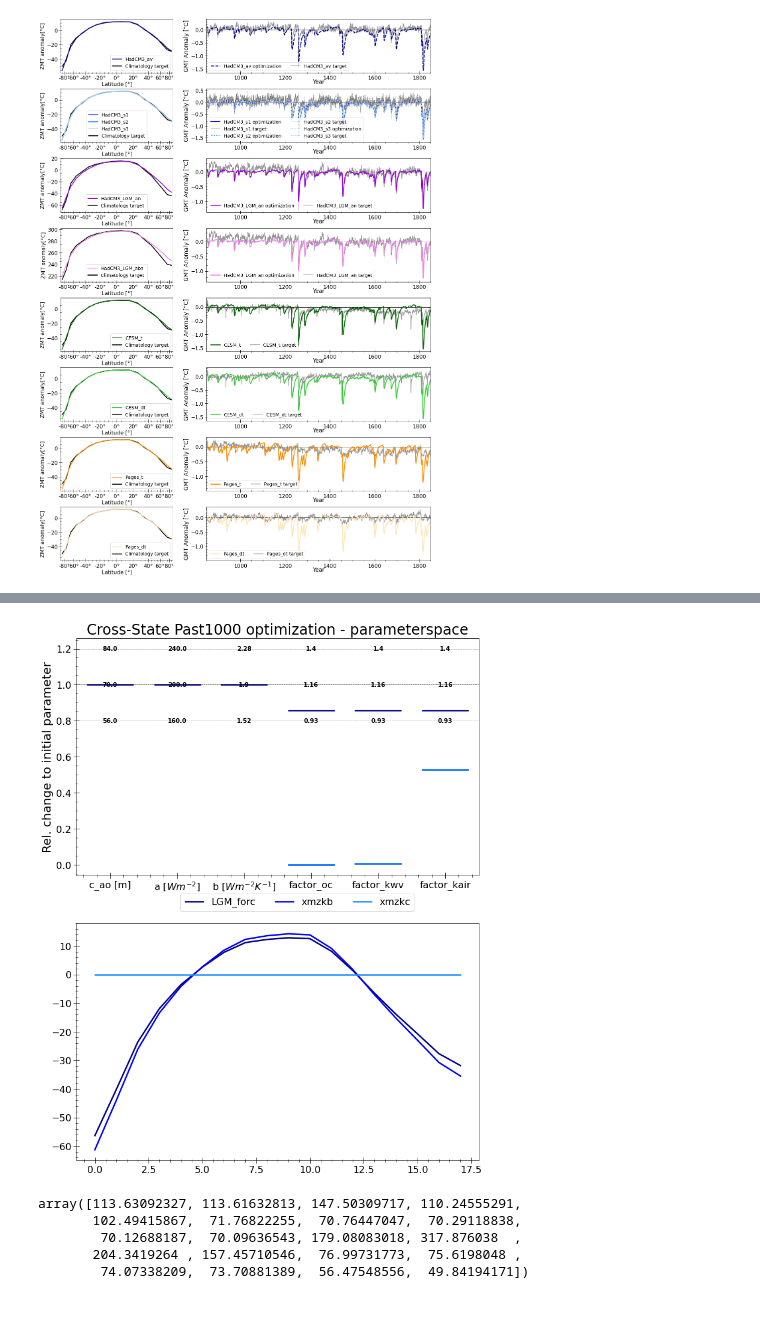
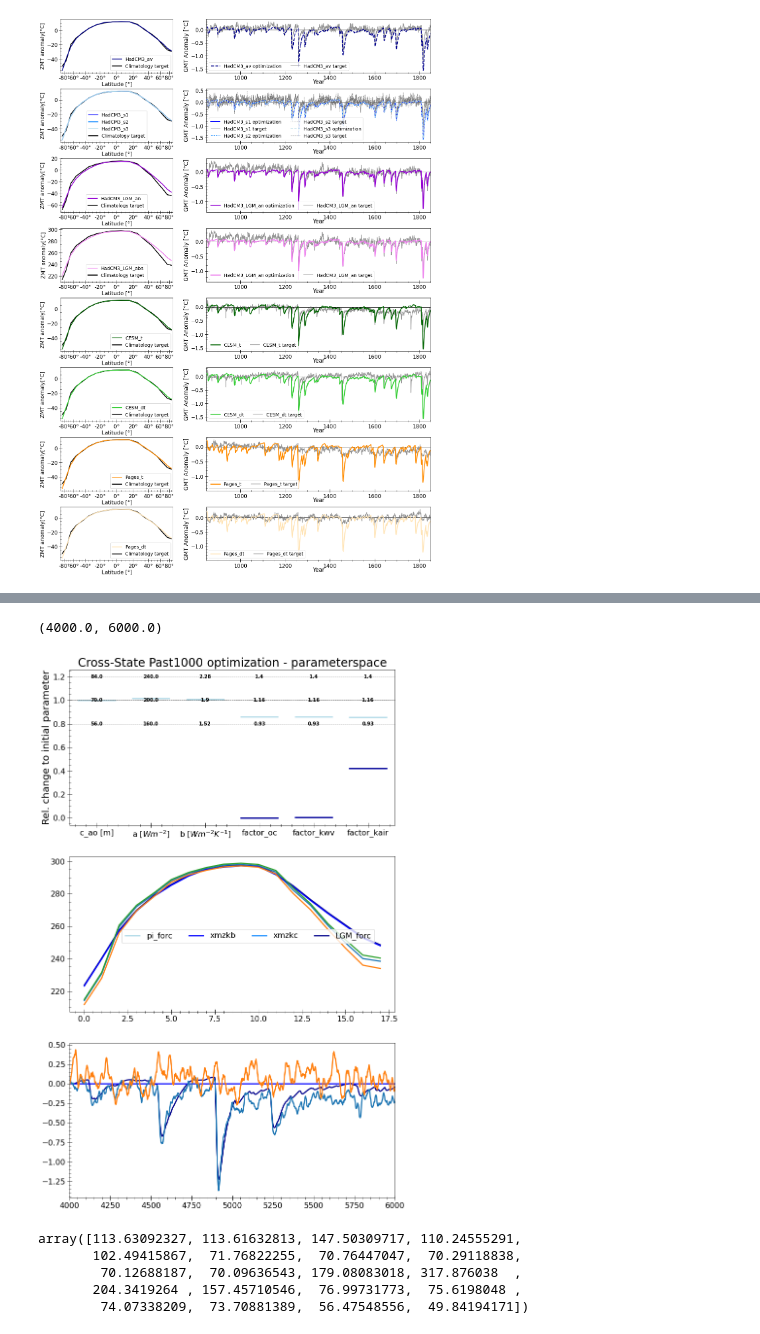
Before and after one commit to BenniSchmiedel/ZOEE, a Jupyter notebook: Plotting_Optimization_HadCM3.ipynb, the cells around one changed output, grey strips where cells are left out. Drawn from its saved outputs; the diff is of its cells as text; code cells hidden in the pictures.

```diff
--- a/Plotting_Optimization_HadCM3.ipynb
+++ b/Plotting_Optimization_HadCM3.ipynb
@@ -25,15 +25,15 @@ LGM_pm = ['xmzkb','xmzkc']
 LGM_forc= ['LGM_forc']
 PI_forc = ['pi_forc']
 # %%
-EXP = 'EXP02/'
-conf = '_conf2'
+EXP = 'EXP03/'
+conf = '_conf1'
 # %%
 df_abs=pd.DataFrame()
 df_an=pd.DataFrame()
 df_abs_list=[]
 df_an_list=[]
 df_names=[]
-for dat in LGM_forc:#+LGM_forc+LGM_pm:#Forced+PI_forc+Forced_LGM+LGM_forc+LGM_pm:
+for dat in LGM_forc+LGM_pm+PI_forc:#Forced+PI_forc+Forced_LGM+LGM_forc+LGM_pm:
     df_names.append(dat)
     df_abs_list.append(pd.read_csv('../Data/Optimizations_HadCM3/'+EXP+dat+conf+'_abs.csv',
                                    converters=dict(zip([1,2,3,4,6,7],[lambda d: np.array(eval(d.replace('nan', 'np.nan')))
@@ -42,7 +42,7 @@ for dat in LGM_forc:#+LGM_forc+LGM_pm:#Forced+PI_forc+Forced_LGM+LGM_forc+LGM_pm
                                   converters=dict(zip([1,2,3,4,6,7],[lambda d: np.array(eval(d.replace('nan', 'np.nan')))
                                                      if 'nan' in d else np.array(eval(d))]*7))))
 
-for dat in LGM_pm:#Forced+PI_forc+Forced_LGM+LGM_forc+LGM_pm:
+"""for dat in LGM_pm:#Forced+PI_forc+Forced_LGM+LGM_forc+LGM_pm:
     df_names.append(dat)
     df_abs_list.append(pd.read_csv('../Data/Optimizations_HadCM3/'+EXP+dat+conf+'_abs.csv',
                                    converters=dict(zip([1,2,3,4,6,7],[lambda d: np.array(eval(d.replace('nan', 'np.nan')))
@@ -50,6 +50,6 @@ for dat in LGM_pm:#Forced+PI_forc+Forced_LGM+LGM_forc+LGM_pm:
     df_an_list.append(pd.read_csv('../Data/Optimizations_HadCM3/'+EXP+dat+conf+'_an.csv',
                                   converters=dict(zip([1,2,3,4,6,7],[lambda d: np.array(eval(d.replace('nan', 'np.nan')))
                                                      if 'nan' in d else np.array(eval(d))]*7))))
-
+  """
 df_abs = pd.concat(df_abs_list,keys=df_names)
 df_an = pd.concat(df_an_list,keys=df_names)
@@ -219,8 +199,9 @@ plt.subplots_adjust(hspace=0.3)
 # %%
-fig,ax = plt.subplots(2,1,figsize=(12,16))
+fig,ax = plt.subplots(3,1,figsize=(12,20))
 P0=np.array([70,200,1.9,1.165,1.165,1.165])
 Pmin=np.array([1,170,1.3,0.9,0.9,0.9])
 Pmax=np.array([100,240,2.5,1.3,1.3,1.3])
+data=df_abs
 #all_paras=dict()#np.array([[data_dict_P[i][k,-1] if i in ['HadCM3_LGM_abs','HadCM3_LGM_an'] else data_dict_P[i][k,0] for i in data_dict_P] for k in range(6)])
 #HadCM3_labels=['HadCM3_av','HadCM3_s1','HadCM3_s2','HadCM3_s3','HadCM3_LGM_abs','HadCM3_LGM_an']
 
@@ -231,48 +212,55 @@ Pmax=np.array([100,240,2.5,1.3,1.3,1.3])
 
 
 #for run in df_names:
-step= 0
-for run in LGM_forc:
+step= 5
+for run in PI_forc:
     for p in range(6):
         if p==0:
-            ax[0].eventplot(np.vstack(df_an['P'].loc[run,step])[p]/P0[p]/4.2e6,orientation='vertical',lineoffsets=p,
+            ax[0].eventplot(np.vstack(data['P'].loc[run,step])[p]/P0[p]/4.2e6,orientation='vertical',lineoffsets=p,
                           linelengths=0.7,linewidth=2.5,colors=cols_rgb_dic[run],label=run)
         else:
 
-            ax[0].eventplot(np.vstack(df_an['P'].loc[run,step])[p]/P0[p],orientation='vertical',lineoffsets=p,
+            ax[0].eventplot(np.vstack(data['P'].loc[run,step])[p]/P0[p],orientation='vertical',lineoffsets=p,
                           linelengths=0.7,linewidth=2.5,colors=cols_rgb_dic[run])
-for run in LGM_pm:
+for run in LGM_pm+LGM_forc:
     for p in range(3):
         if p==0:
-            ax[0].eventplot(np.vstack(df_an['P'].loc[run,step])[p]/P0[p]/4.2e6,orientation='vertical',lineoffsets=p+3,
+            ax[0].eventplot(np.vstack(data['P'].loc[run,step])[p]/P0[p]/4.2e6,orientation='vertical',lineoffsets=p+3,
                           linelengths=0.7,linewidth=2.5,colors=cols_rgb_dic[run],label=run)
         else:
 
-            ax[0].eventplot(np.vstack(df_an['P'].loc[run,step])[p]/P0[p],orientation='vertical',lineoffsets=p+3,
+            ax[0].eventplot(np.vstack(data['P'].loc[run,step])[p]/P0[p],orientation='vertical',lineoffsets=p+3,
                           linelengths=0.7,linewidth=2.5,colors=cols_rgb_dic[run])
 
 
 ax[0].hlines(1,-1,6,linewidth=0.7,linestyle='--')
 ax[0].set_xlim(-0.5,5.5)
 #plt.ylim(0.89,1.16)
 for h in [0.8,1,1.2]:#[0.6,0.8,1,1.2,1.4]:#
     for i in range(6):
         ax[0].text(i,h,str(np.round(h*P0[i],2)),horizontalalignment='center',verticalalignment='center',fontweight='bold')
     ax[0].hlines(h,-1,6,linewidth=0.5,linestyle=':')
 ax[0].set_xticks(np.arange(6))
 ax[0].set_xticklabels(parameter_labels)
 ax[0].set_ylabel('Rel. change to initial parameter')
 ax[0].set_title('Cross-State Past1000 optimization - parameterspace')
 fig.legend(loc='lower center',ncol=4,bbox_to_anchor=(0.5,0.38),fontsize=16)
 
 
 for run in LGM_forc+LGM_pm:
-    ax[1].plot(df_an.loc[run,'ZMT'][step],linewidth=2.5,c=cols_rgb_dic[run])#,label=run)
+    ax[1].plot(data.loc[run,'ZMT'][step],linewidth=2.5,c=cols_rgb_dic[run])#,label=run)
+    ax[1].plot(HadCM3_ZMT[run])
 
+for run in LGM_forc+LGM_pm:
+    ax[2].plot(data.loc[run,'GMT'][step],linewidth=2.5,c=cols_rgb_dic[run])#,label=run)
+ax[2].plot(HadCM3_GMT_anomaly['LGM_forc'])
+ax[2].plot(HadCM3_GMT_anomaly['xmzkc'])
+ax[2].set_xlim(4000,6000)
 #print(Pmin/P0)
 #print(Pmax/P0)
 # %% [output]
+(4000.0, 6000.0)
-[figure, old version]
+[figure, new version]
 # %%
 np.vstack(df_abs['F'].loc['pi_forc'])[:,0]
 # %% [output]
```
Also changed, not shown: parts of 3 cells of this notebook, 2 other files.
